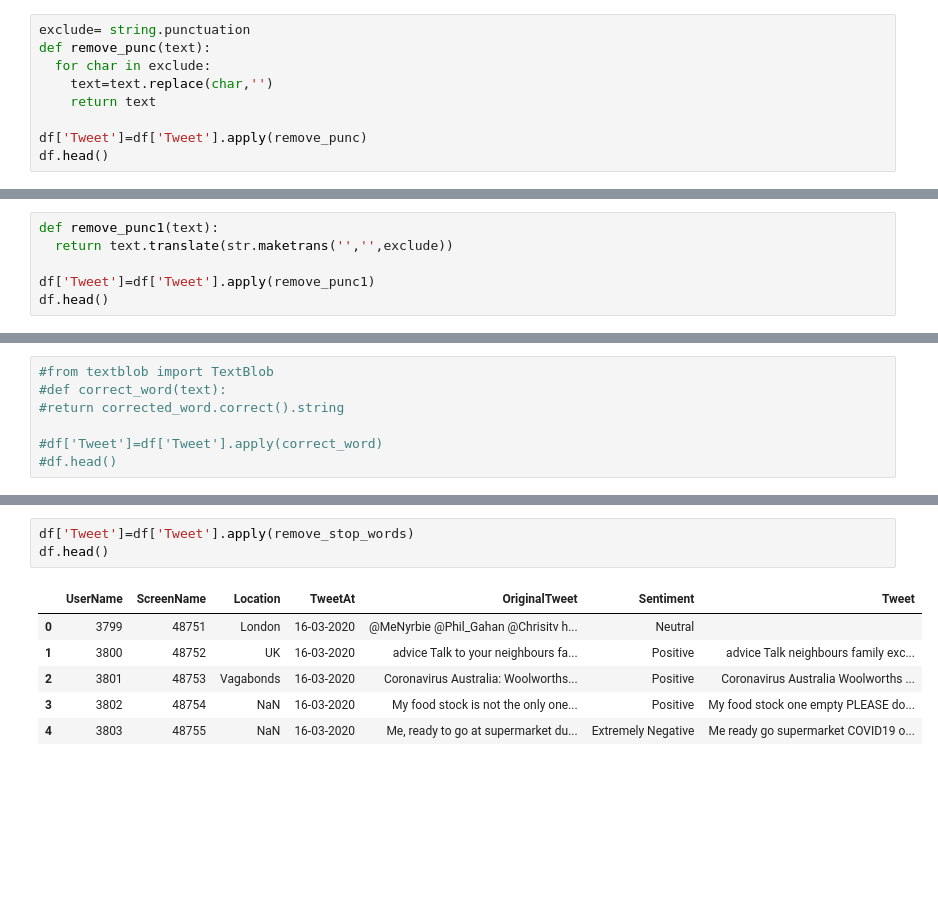
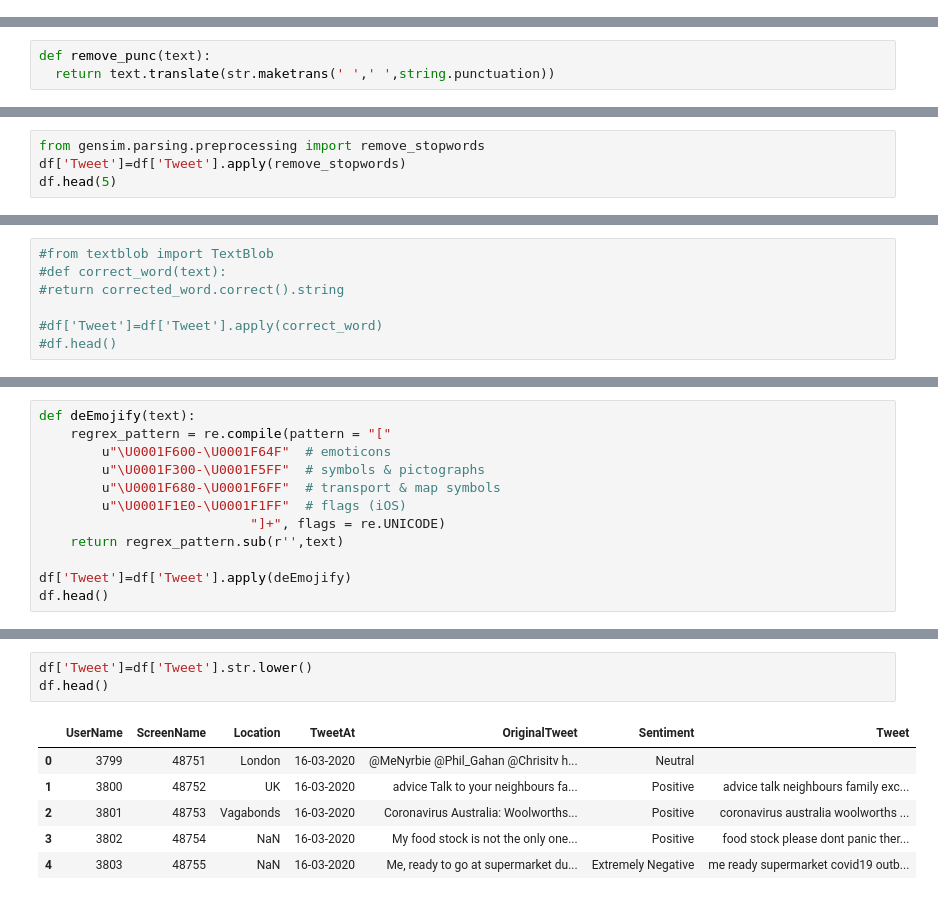
Before and after one commit to pankaj-beldar/Capstone_2_Appliance_Energy_Prediction, a Jupyter notebook: Capstone_03_Corona_Virus_Tweet_Sentiment_Analysis.ipynb, the cells around one changed output, grey strips where cells are left out. Cells and saved outputs as stored; diff of their text form; blank space fills up the shorter version.

```diff
--- a/Capstone_03_Corona_Virus_Tweet_Sentiment_Analysis.ipynb
+++ b/Capstone_03_Corona_Virus_Tweet_Sentiment_Analysis.ipynb
@@ -187,12 +277,3 @@ import string
 string.punctuation
 # %% [output]
 '!"#$%&\'()*+,-./:;<=>?@[\\]^_`{|}~'
-# %%
-exclude= string.punctuation
-def remove_punc(text):
-  for char in exclude:
-    text=text.replace(char,'')
-    return text
-
-df['Tweet']=df['Tweet'].apply(remove_punc)
-df.head()
@@ -206,6 +280,3 @@ df.head()
 # %%
-def remove_punc1(text):
-  return text.translate(str.maketrans('','',exclude))
-
-df['Tweet']=df['Tweet'].apply(remove_punc1)
-df.head()
+def remove_punc(text):
+  return text.translate(str.maketrans(' ',' ',string.punctuation))
@@ -218,0 +321,4 @@ df.head()
+# %%
+from gensim.parsing.preprocessing import remove_stopwords
+df['Tweet']=df['Tweet'].apply(remove_stopwords)
+df.head(5)
@@ -264,0 +339,12 @@ def remove_stop_words(text):
+# %%
+def deEmojify(text):
+    regrex_pattern = re.compile(pattern = "["
+        u"\U0001F600-\U0001F64F"  # emoticons
+        u"\U0001F300-\U0001F5FF"  # symbols & pictographs
+        u"\U0001F680-\U0001F6FF"  # transport & map symbols
+        u"\U0001F1E0-\U0001F1FF"  # flags (iOS)
+                           "]+", flags = re.UNICODE)
+    return regrex_pattern.sub(r'',text)
+
+df['Tweet']=df['Tweet'].apply(deEmojify)
+df.head()
@@ -265,10 +358,10 @@ def remove_stop_words(text):
 # %%
-df['Tweet']=df['Tweet'].apply(remove_stop_words)
+df['Tweet']=df['Tweet'].str.lower()
 df.head()
 # %% [output]
 |  | UserName | ScreenName | Location | TweetAt | OriginalTweet | Sentiment | Tweet |
 | 0 | 3799 | 48751 | London | 16-03-2020 | @MeNyrbie @Phil_Gahan @Chrisitv h... | Neutral |  |
-| 1 | 3800 | 48752 | UK | 16-03-2020 | advice Talk to your neighbours fa... | Positive | advice Talk neighbours family exc... |
-| 2 | 3801 | 48753 | Vagabonds | 16-03-2020 | Coronavirus Australia: Woolworths... | Positive | Coronavirus Australia Woolworths ... |
-| 3 | 3802 | 48754 | NaN | 16-03-2020 | My food stock is not the only one... | Positive | My food stock one empty PLEASE do... |
-| 4 | 3803 | 48755 | NaN | 16-03-2020 | Me, ready to go at supermarket du... | Extremely Negative | Me ready go supermarket COVID19 o... |
+| 1 | 3800 | 48752 | UK | 16-03-2020 | advice Talk to your neighbours fa... | Positive | advice talk neighbours family exc... |
+| 2 | 3801 | 48753 | Vagabonds | 16-03-2020 | Coronavirus Australia: Woolworths... | Positive | coronavirus australia woolworths ... |
+| 3 | 3802 | 48754 | NaN | 16-03-2020 | My food stock is not the only one... | Positive | food stock please dont panic ther... |
+| 4 | 3803 | 48755 | NaN | 16-03-2020 | Me, ready to go at supermarket du... | Extremely Negative | me ready supermarket covid19 outb... |
```
Also changed, not shown: parts of 84 cells of this notebook.
